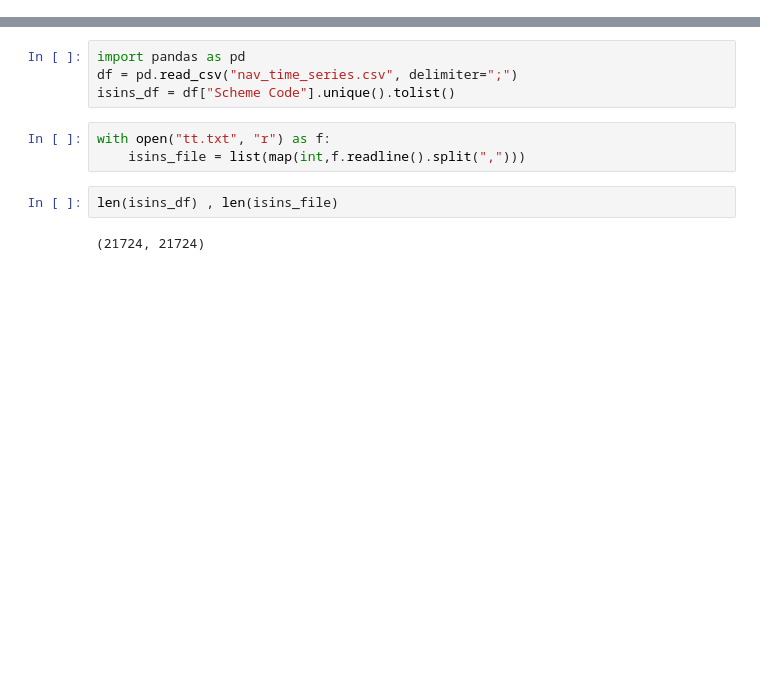
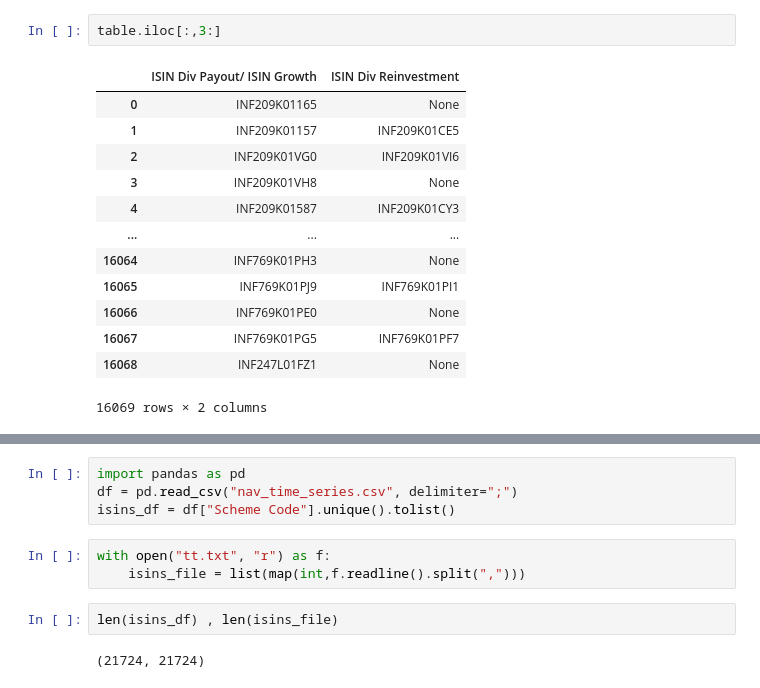
Before and after one commit to vaibhaVishwakarma/nav-time-series, a Jupyter notebook: test.ipynb, the cells around one changed output, grey strips where cells are left out. Cells and saved outputs as stored; diff of their text form; blank space fills up the shorter version.

```diff
--- a/test.ipynb
+++ b/test.ipynb
@@ -0,0 +68,16 @@
+# %%
+table.iloc[:,3:]
+# %% [output]
+|  | ISIN Div Payout/ ISIN Growth | ISIN Div Reinvestment |
+| 0 | INF209K01165 | None |
+| 1 | INF209K01157 | INF209K01CE5 |
+| 2 | INF209K01VG0 | INF209K01VI6 |
+| 3 | INF209K01VH8 | None |
+| 4 | INF209K01587 | INF209K01CY3 |
+| ... | ... | ... |
+| 16064 | INF769K01PH3 | None |
+| 16065 | INF769K01PJ9 | INF769K01PI1 |
+| 16066 | INF769K01PE0 | None |
+| 16067 | INF769K01PG5 | INF769K01PF7 |
+| 16068 | INF247L01FZ1 | None |
+16069 rows × 2 columns
```
Also changed, not shown: parts of 25 cells of this notebook, 7 other files.
